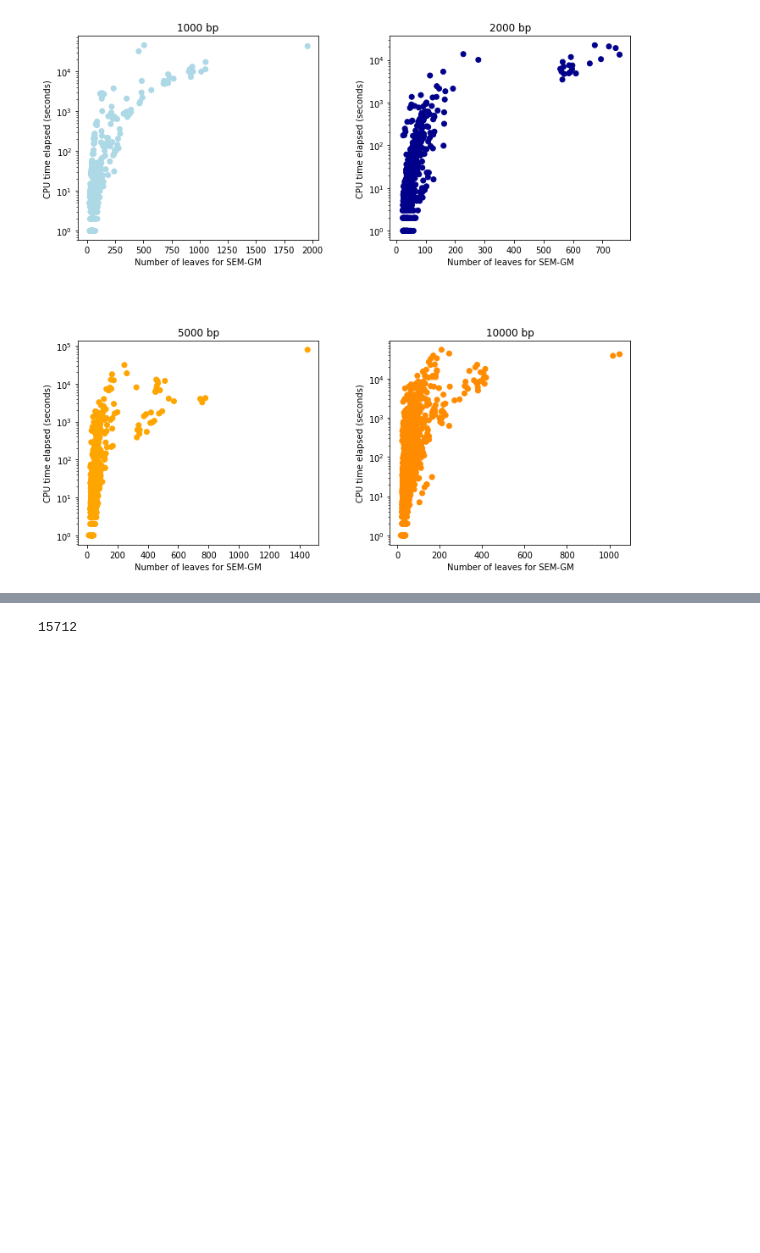
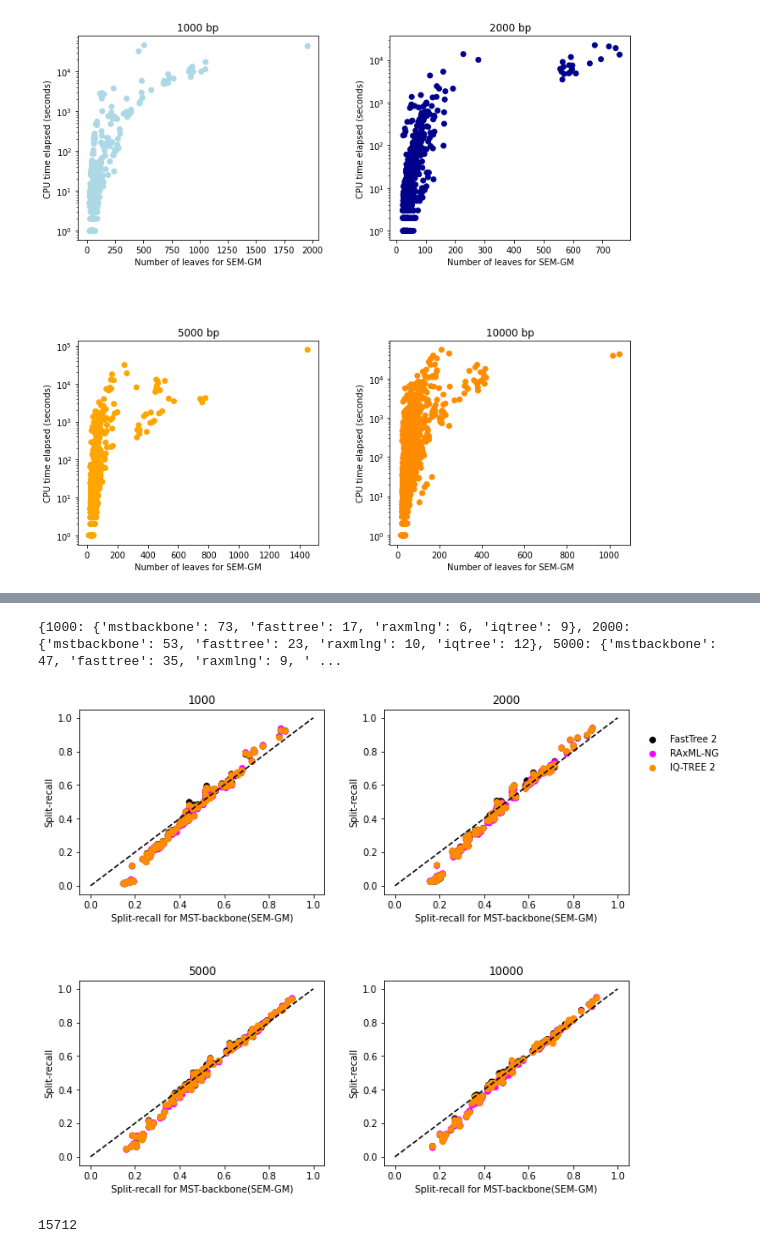
Before and after one commit to prabhavk/mst-backbone-repo, a Jupyter notebook: simulation_results.ipynb, the cells around one changed output, grey strips where cells are left out. Saved outputs shown, nothing was run; the diff lists cells and outputs as text; code cells hidden in the pictures; blank space fills up the shorter version.

```diff
--- a/simulation_results.ipynb
+++ b/simulation_results.ipynb
@@ -738,6 +722,7 @@ plt.show()
 # %%
 # Recall scatter plot wrt
 
+from pickle import FALSE
 from matplotlib.lines import lineStyles
 import matplotlib.pyplot as plt
 import seaborn as sb
@@ -843,8 +828,8 @@ method_colors_method_seq_len = []
 # method_colors[method] = {}
 # for seq_len in seqlen_list:
 
-plot_bar = True
-plot_scatter = False
+plot_bar = False
+plot_scatter = True
 
 # creating the bar plot
 for seq_len in seqlen_list:
@@ -854,6 +839,8 @@ for seq_len in seqlen_list:
         if seq_len == 1000:
             ax[0, 0].set_title(seq_len)
             if plot_scatter:
+                ax[0, 0].set_xlabel('Split-recall for MST-backbone(SEM-GM)')
+                ax[0, 0].set_ylabel('Split-recall')
                 # ax[0, 0].plot([0,1],[0,1],linestyle = "dashed")
                 ax[0, 0].scatter(recall_common_seq_len_method[seq_len]["mstbackbone"],recall_common_seq_len_method[seq_len][method],c=method_colors_method_seq_len)
             elif plot_bar:
@@ -867,6 +854,8 @@ for seq_len in seqlen_list:
             if plot_scatter:
             # sb.violinplot(data=recall_unrooted_list[seq_len],ax=ax[0,1])
                 # ax[0, 1].plot([0,1],[0,1],linestyle = "dashed")
+                ax[0, 1].set_xlabel('Split-recall for MST-backbone(SEM-GM)')
+                ax[0, 1].set_ylabel('Split-recall')
                 ax[0, 1].scatter(recall_common_seq_len_method[seq_len]["mstbackbone"],recall_common_seq_len_method[seq_len][method],c=method_colors_method_seq_len)
             elif plot_bar:
                 ax[0, 1].bar(first_rank_count_seq_len_method[seq_len].keys(),first_rank_count_seq_len_method[seq_len].values(),color=['darkblue','black','fuchsia','darkorange'])
@@ -877,6 +866,8 @@ for seq_len in seqlen_list:
         elif seq_len == 5000:
             ax[1, 0].set_title(seq_len)
             if plot_scatter:
+                ax[1, 0].set_xlabel('Split-recall for MST-backbone(SEM-GM)')
+                ax[1, 0].set_ylabel('Split-recall')
                 ax[1, 0].scatter(recall_common_seq_len_method[seq_len]["mstbackbone"],recall_common_seq_len_method[seq_len][method],c=method_colors_method_seq_len)
             # ax[1, 0].scatter(first_rank_count_seq_len_method[seq_len].keys(),first_rank_count_seq_len_method[seq_len].values(),color=['darkblue','black','fuchsia','darkorange'])
             # ax[1, 0].violinplot(recall_unrooted_list[seq_len], pos)
@@ -885,33 +876,38 @@ for seq_len in seqlen_list:
                 # ax[1, 0].set_xticks([1,2,3,4],labels=['MST-backbone', 'FastTree', 'RAxML-NG', 'IQ-Tree'])
                 ax[1, 0].set_xticklabels(["MST-backbone(SEM-GM)","FastTree 2", "RAxML-NG", "IQ-TREE 2"],rotation=30)
                 ax[1, 0].set_yscale("log")
         elif seq_len == 10000:
             ax[1, 1].set_title(seq_len)
             if plot_scatter:
                 # ax[1, 1].plot([0,1],[0,1],linestyle = "dashed")
                 ax[1, 1].scatter(recall_common_seq_len_method[seq_len]["mstbackbone"],recall_common_seq_len_method[seq_len][method],c=method_colors_method_seq_len)
+                ax[1, 1].set_xlabel('Split-recall for MST-backbone(SEM-GM)')
+                ax[1, 1].set_ylabel('Split-recall')
             elif plot_bar:
                 ax[1, 1].bar(first_rank_count_seq_len_method[seq_len].keys(),first_rank_count_seq_len_method[seq_len].values(),color=['darkblue','black','fuchsia','darkorange'])
                 ax[1, 1].set_xticklabels(["MST-backbone(SEM-GM)","FastTree 2", "RAxML-NG", "IQ-TREE 2"],rotation=30)
             # sb.violinplot(data=recall_unrooted_list[seq_len],ax=ax[1,1])
 
 fig.tight_layout(pad=-0.1)
 # plt.legend(['MST-backbone (SEM-GMM)','FastTree 2','RAxML-NG', 'IQ-TREE 2'], bbox_to_anchor=(1.6,1.2), loc ="lower right", frameon=False)
 if plot_scatter:
     plt.legend(['FastTree 2','RAxML-NG', 'IQ-TREE 2'], bbox_to_anchor=(1.4,2.08), loc ="lower right", numpoints = 1, frameon=False)
     ax[0, 0].plot([0,1],[0,1],linestyle = "dashed",c="black")
     ax[0, 1].plot([0,1],[0,1],linestyle = "dashed",c="black")
     ax[1, 0].plot([0,1],[0,1],linestyle = "dashed",c="black")
     ax[1, 1].plot([0,1],[0,1],linestyle = "dashed",c="black")
     fig.set_size_inches(9, 8)
     plt.savefig(projectPath+"figures/grove_recall_wrt_mstbackbone.eps", dpi=100,bbox_inches='tight')
     plt.savefig(projectPath+"figures/grove_recall_wrt_mstbackbone.png", dpi=100,bbox_inches='tight')
 # plt.savefig(results_path+"grove_recall_split_barplot.eps", dpi=100,bbox_inches='tight')
 elif plot_bar:
     fig.set_size_inches(8, 8)
     plt.savefig(projectPath+"figures/grove_recall_barplot.eps", dpi=100,bbox_inches='tight')
     plt.savefig(projectPath+"figures/grove_recall_barplot.png", dpi=100,bbox_inches='tight')
     # plt.show()
+# %% [output]
+{1000: {'mstbackbone': 73, 'fasttree': 17, 'raxmlng': 6, 'iqtree': 9}, 2000: {'mstbackbone': 53, 'fasttree': 23, 'raxmlng': 10, 'iqtree': 12}, 5000: {'mstbackbone': 47, 'fasttree': 35, 'raxmlng': 9, ' ...
+[figure, added]
 # %%
 # projectPath + "data/grove_exp/treeId_18667_numLeaves_1287_seqLen_10000"
 
```
Also changed, not shown: parts of 4 cells of this notebook.
